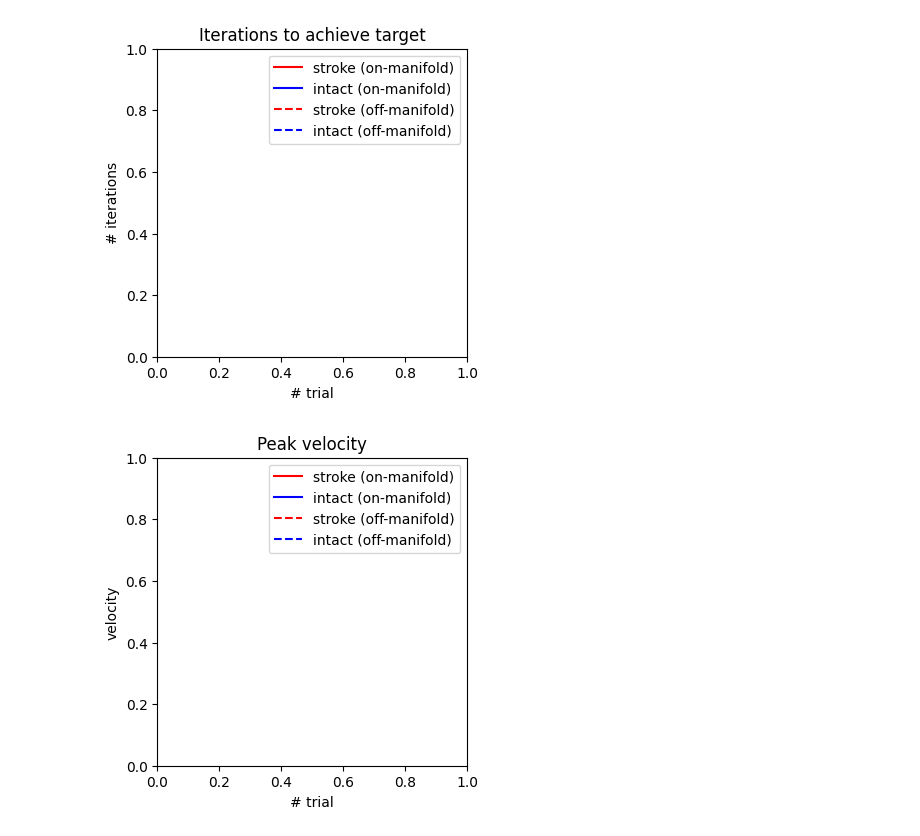
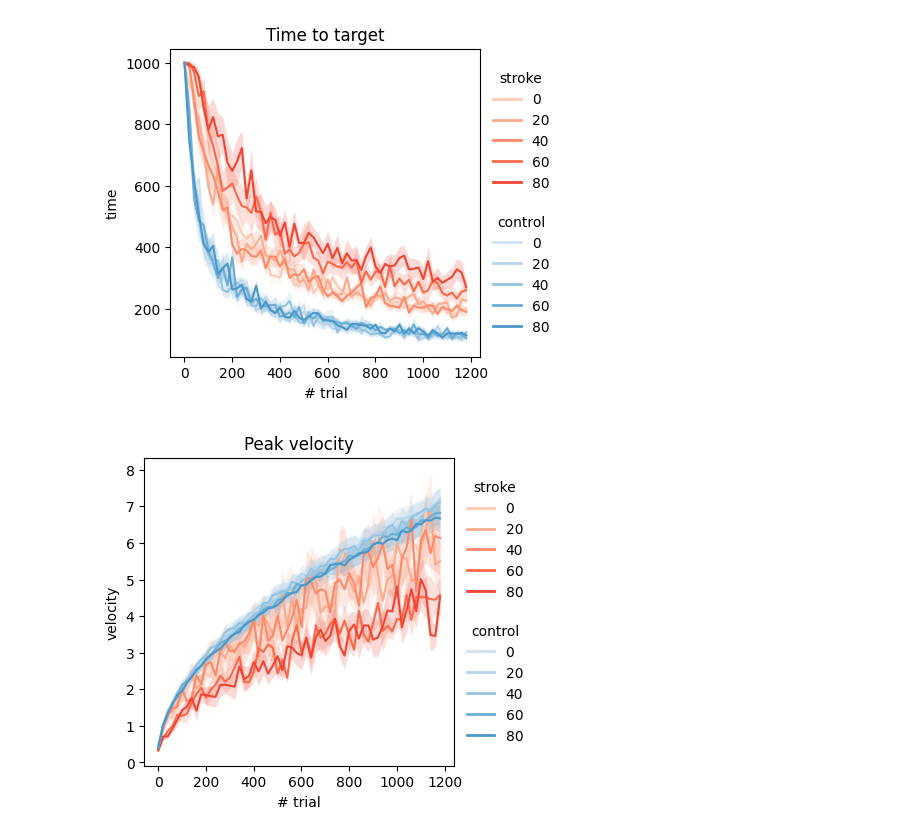
Before and after one commit to mnlmrc/OffManifoldLearning, a Jupyter notebook: notebooks/training.ipynb, the cells around one changed output. Drawn from its saved outputs; the diff is of its cells as text; code cells hidden in the pictures.

```diff
--- a/notebooks/training.ipynb
+++ b/notebooks/training.ipynb
@@ -9,12 +16,25 @@ plt.style.use('default')
+# %%
+gr = 'stroke'
+sn = 100
+
+W = np.load(f'../data/controller_training/W_dec.{gr}.{sn}.npy')
+F = np.load(f'../data/baseline/single_finger.pretraining.{gr}.{sn}.npy')
+A0 = np.load(f'../data/basis_vectors/basis_vectors.{gr}.{sn}.npy')
+d = 5
+Nc = A0.shape[0]
+F_c = F.reshape(-1, Nc)
+B = calc_intrinsic_manifold(F_c, d)
+VD = VelocityDecoder(B, W, angle=1)
 # %%
 group = ['stroke', 'intact']
 tinfo = pd.read_csv('../data/baseline/tinfo.tsv', sep='\t')
-tinfo = tinfo[(tinfo.subj_id==100) | (tinfo.subj_id==101)]
+tinfo = tinfo[(tinfo.subj_id<110)]
 log_training = pd.DataFrame()
 mapping = ['on', 'off']
 for gr in group:
-    for map in mapping:
+    for ang in [0, 20, 40, 60, 80]:
         for sn in tinfo.subj_id.unique():
-            log = pd.read_csv(f'../data/controller_training/log_training.{map}-manifold.{gr}.{sn}.tsv', sep='\t')
-            log_ds = log[::10]
+            log = pd.read_csv(f'../data/post_rehab/log_training.{ang}.{gr}.{sn}.tsv', sep='\t')
+            #log['angle'] = f'{ang}°'
+            log_ds = log[::20]
             log_training = pd.concat([log_training, log_ds])
@@ -43,40 +62,42 @@ AttributeError: 'DataFrame' object has no attribute 'mapping'
 # %%
 fig, ax = plt.subplots(figsize=(4, 4))
 
-onm = log_training.mapping == 'on'
-success = log_training.success == True
 metric = 'nsteps'
-sb.lineplot(ax=ax, data=log_training[onm & success], x='TN', y=metric, hue='group', errorbar='se', palette=['red', 'blue'], err_kws={'lw': 0})
-sb.lineplot(ax=ax, data=log_training[~onm & success], x='TN', y=metric, hue='group', errorbar='se', palette=['red', 'blue'], ls='--', err_kws={'lw': 0})
-ax.set_title('Iterations to achieve target')
-ax.set_ylabel('# iterations')
+sb.lineplot(ax=ax, data=log_training[log_training.group == 'stroke'], x='TN', y=metric, hue='angle', errorbar='se', palette=reds, err_kws={'lw': 0})
+sb.lineplot(ax=ax, data=log_training[log_training.group == 'intact'], x='TN', y=metric, hue='angle', errorbar='se', palette=blues, err_kws={'lw': 0})
+ax.set_title('Time to target')
+ax.set_ylabel('time')
 ax.set_xlabel('# trial')
-clines = [Line2D([0], [0], color='red',),
-    Line2D([0], [0], color='blue',),
-    Line2D([0], [0], color='red', ls='--'),
-    Line2D([0], [0], color='blue', ls='--')]
-ax.legend(clines, ['stroke (on-manifold)', 'intact (on-manifold)', 'stroke (off-manifold)', 'intact (off-manifold)'])
+
+angles = sorted(log_training['angle'].unique())
+handles_stroke = [Line2D([0], [0], color=reds[i], lw=2) for i in range(len(angles))]
+handles_intact = [Line2D([0], [0], color=blues[i], lw=2) for i in range(len(angles))]
+leg1 = ax.legend(handles_stroke, angles, title='stroke', loc='lower left', bbox_to_anchor=(1, .5), frameon=False)
+leg2 = ax.legend(handles_intact, angles, title='control', loc='upper left', bbox_to_anchor=(1, .5), frameon=False)
+ax.add_artist(leg1)   # keep first legend
+
 
 plt.show()
 # %% [output]
-[figure, old version]
+[figure, new version]
 # %%
 fig, ax = plt.subplots(figsize=(4, 4))
 
-onm = log_training.mapping == 'on'
-success = log_training.success == True
 metric = 'velMax'
-sb.lineplot(ax=ax, data=log_training[onm & success], x='TN', y=metric, hue='group', errorbar='se', palette=['red', 'blue'], err_kws={'lw': 0})
-sb.lineplot(ax=ax, data=log_training[~onm & success], x='TN', y=metric, hue='group', errorbar='se', palette=['red', 'blue'], ls='--', err_kws={'lw': 0})
+sb.lineplot(ax=ax, data=log_training[log_training.group == 'stroke'], x='TN', y=metric, hue='angle', errorbar='se', palette=reds, err_kws={'lw': 0})
+sb.lineplot(ax=ax, data=log_training[log_training.group == 'intact'], x='TN', y=metric, hue='angle', errorbar='se', palette=blues, err_kws={'lw': 0})
 ax.set_title('Peak velocity')
 ax.set_ylabel('velocity')
 ax.set_xlabel('# trial')
-clines = [Line2D([0], [0], color='red',),
-    Line2D([0], [0], color='blue',),
-    Line2D([0], [0], color='red', ls='--'),
-    Line2D([0], [0], color='blue', ls='--')]
-ax.legend(clines, ['stroke (on-manifold)', 'intact (on-manifold)', 'stroke (off-manifold)', 'intact (off-manifold)'])
+
+angles = sorted(log_training['angle'].unique())
+handles_stroke = [Line2D([0], [0], color=reds[i], lw=2) for i in range(len(angles))]
+handles_intact = [Line2D([0], [0], color=blues[i], lw=2) for i in range(len(angles))]
+leg1 = ax.legend(handles_stroke, angles, title='stroke', loc='lower left', bbox_to_anchor=(1, .5), frameon=False)
+leg2 = ax.legend(handles_intact, angles, title='control', loc='upper left', bbox_to_anchor=(1, .5), frameon=False)
+ax.add_artist(leg1)   # keep first legend
+
 
 plt.show()
 # %% [output]
-[figure, old version]
+[figure, new version]
```
Also changed, not shown: parts of 8 cells of this notebook, 3 other files.
